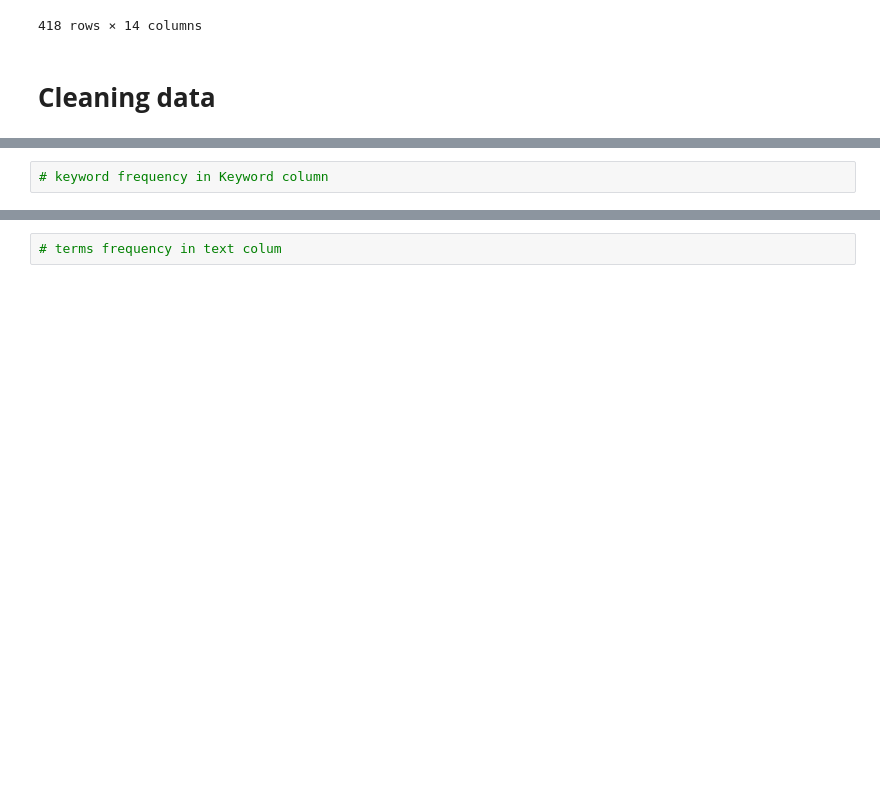
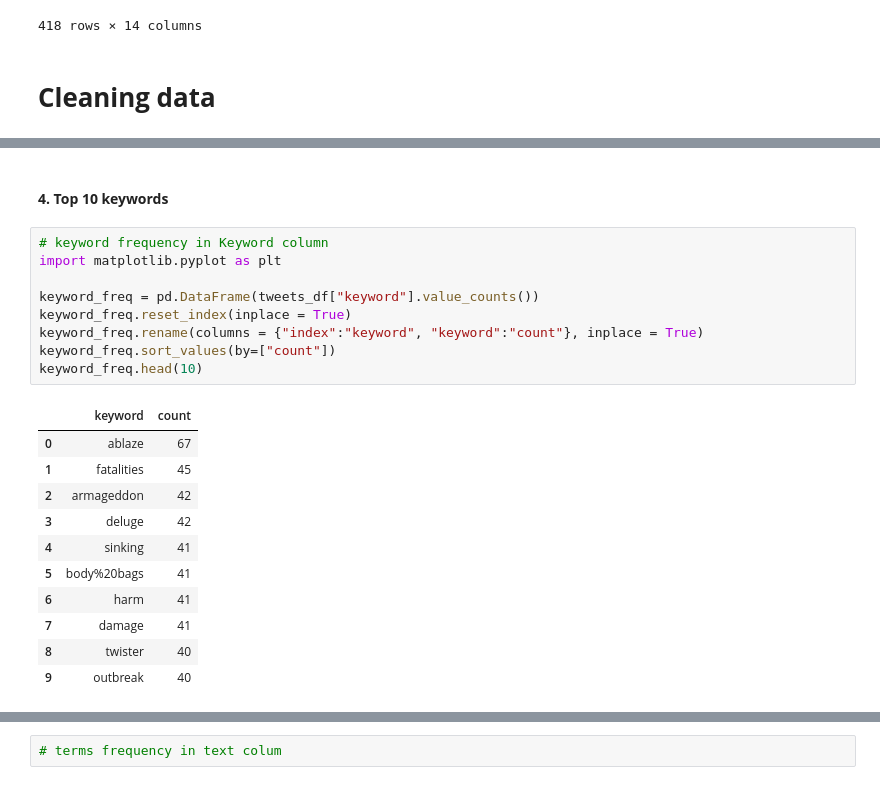
Before and after one commit to ErikaJAlvarado/UCSD, a Jupyter notebook: capstone/NLP_with_Disaster_Tweets/disaster_tweets_eda.ipynb, the cells around one changed output, grey strips where cells are left out. Saved outputs shown, nothing was run; the diff lists cells and outputs as text; blank space fills up the shorter version.

```diff
--- a/capstone/NLP_with_Disaster_Tweets/disaster_tweets_eda.ipynb
+++ b/capstone/NLP_with_Disaster_Tweets/disaster_tweets_eda.ipynb
@@ -91,2 +305,23 @@ df.loc[df["Unnamed: 13"].notnull()]
+# %% [markdown]
+#### **4. Top 10 keywords** ####
 # %%
 # keyword frequency in Keyword column
+import matplotlib.pyplot as plt
+
+keyword_freq = pd.DataFrame(tweets_df["keyword"].value_counts())
+keyword_freq.reset_index(inplace = True)
+keyword_freq.rename(columns = {"index":"keyword", "keyword":"count"}, inplace = True)
+keyword_freq.sort_values(by=["count"])
+keyword_freq.head(10)
+# %% [output]
+|  | keyword | count |
+| 0 | ablaze | 67 |
+| 1 | fatalities | 45 |
+| 2 | armageddon | 42 |
+| 3 | deluge | 42 |
+| 4 | sinking | 41 |
+| 5 | body%20bags | 41 |
+| 6 | harm | 41 |
+| 7 | damage | 41 |
+| 8 | twister | 40 |
+| 9 | outbreak | 40 |
```
Also changed, not shown: parts of 42 cells of this notebook, 2 other files.
